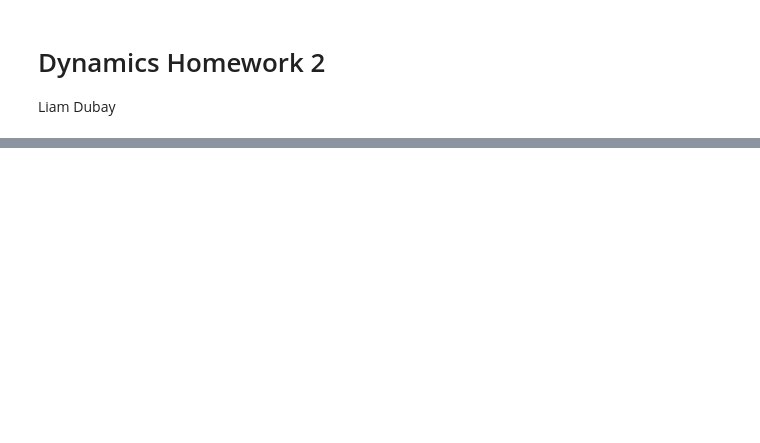
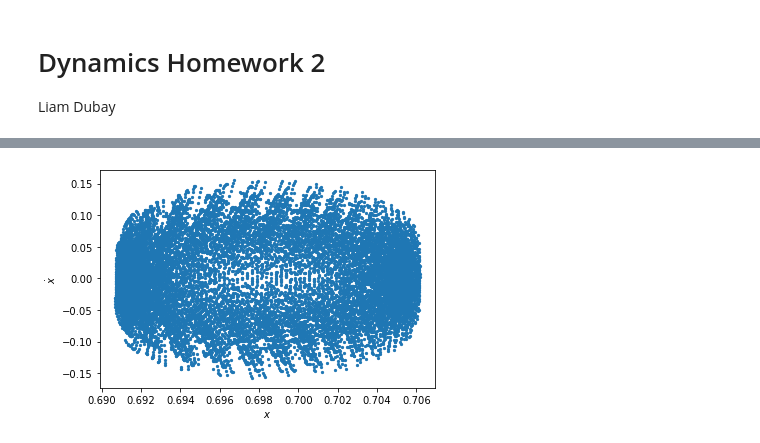
Before and after one commit to lodubay/dynamics, a Jupyter notebook: hw2.ipynb, the cells around one changed output, grey strips where cells are left out. Cells and saved outputs as stored; diff of their text form; code cells hidden in the pictures; blank space fills up the shorter version.

```diff
--- a/hw2.ipynb
+++ b/hw2.ipynb
@@ -120,13 +123,16 @@ class TestParticle():
 
     def accelerate(self, tstep, acceleration, update=True):
         """
-        Accelerate body by specified time step according to current position.
+        Accelerate body over the integration time step and re-calculate velocity.
 
         Parameters
         ----------
-        tstep : float, time step dt
-        acceleration : np.Array, acceleration vector [xdd, ydd]
-        update : bool, if True update this body's position
+        tstep : float
+            Integration time step in years.
+        acceleration : numpy.ndarray
+            Acceleration vector in solar system units.
+        update : bool
+            If True, update velocity in place. Default is True.
         """
 
         velocity = self.velocity + acceleration * tstep
@@ -134,21 +140,30 @@ class TestParticle():
             self.velocity = velocity
         return velocity
 
+    def angular_momentum(self):
+        """
+        Calculate the z-component of specific angular momentum.
+        """
+
+        return np.cross(self.position, self.velocity)
+
     def kinetic_energy(self):
         """
-        Calculate kinetic energy of body.
+        Calculate the specific kinetic energy.
         """
 
-        return 0.5 * self.mass * np.sum(self.velocity**2)
+        return 0.5 * np.sum(self.velocity**2)
 
     def move(self, tstep, update=True):
         """
-        Move position by specified time step according to current velocity.
+        Move position over the integration time step according to the current velocity.
 
         Parameters
         ----------
-        tstep : float, time step dt
-        update : bool, if True update this body's position
+        tstep : float
+            Integration time step in years.
+        update : bool
+            If True, update position in place. Default is True.
         """
 
         position = self.position + self.velocity * tstep
@@ -157,0 +307,10 @@ class TestParticle():
+# %%
+# Surface of section plot
+hist = sys1.history
+fig, ax = plt.subplots()
+ax.scatter(hist['x'], hist['xdot'], s=5)
+ax.set_xlabel(r'$x$')
+ax.set_ylabel(r'$\dot x$')
+plt.show()
+# %% [output]
+[figure, added]
```
Also changed, not shown: parts of 12 cells of this notebook.
